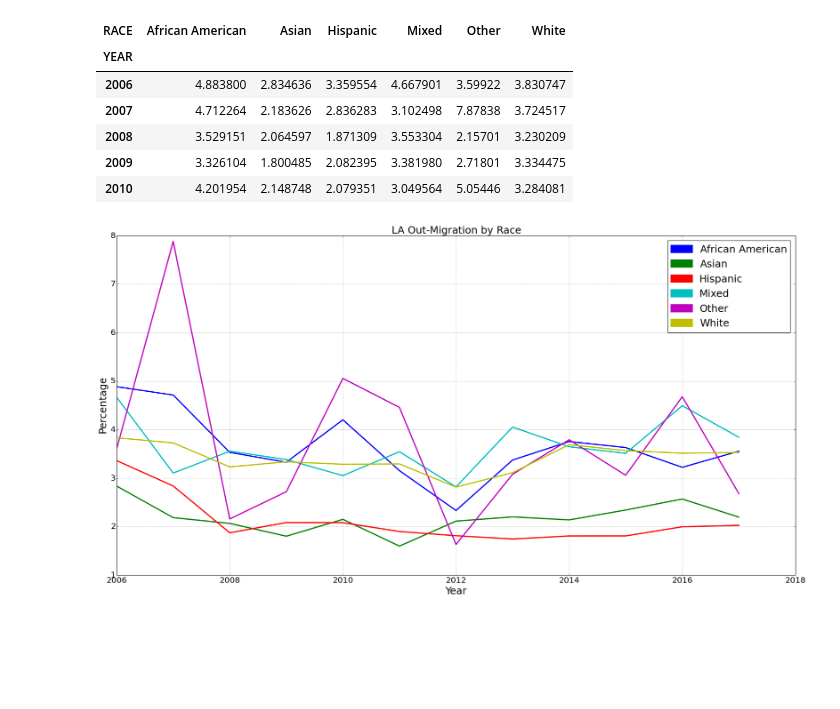
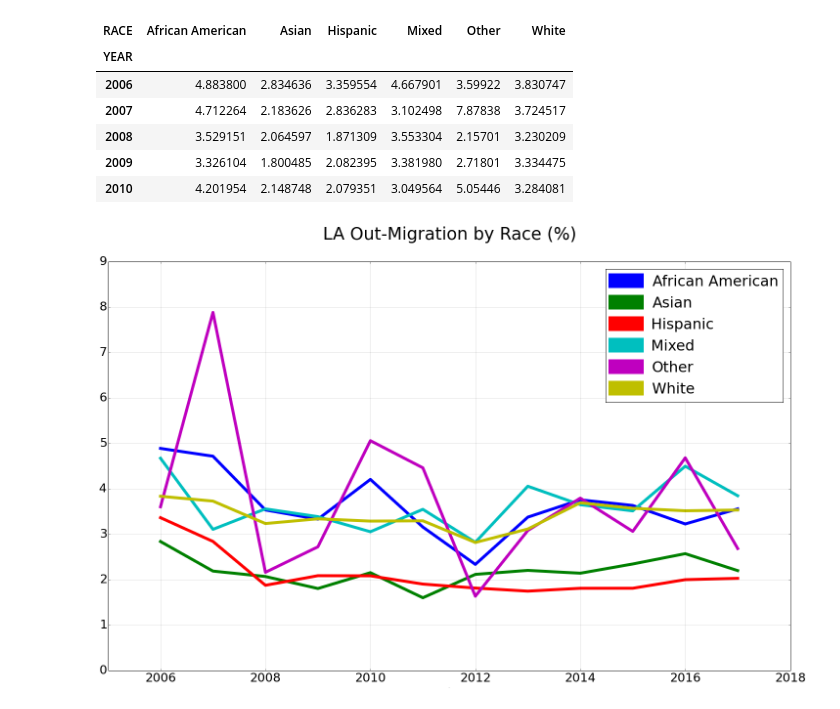
Before and after one commit to CityOfLosAngeles/Data-Angels, a Jupyter notebook: Fall 2018 Projects/LA_Outmigration/Visuals/Race.ipynb, the cells around one changed output. Drawn from its saved outputs; the diff is of its cells as text; code cells hidden in the pictures; blank space fills up the shorter version.

Commit message:
Modify plots to make them more legible.

```diff
--- a/Fall 2018 Projects/LA_Outmigration/Visuals/Race.ipynb
+++ b/Fall 2018 Projects/LA_Outmigration/Visuals/Race.ipynb
@@ -81,25 +92,27 @@ combined.head()
 # %%
 # Plotting Percent vs Year
 
 %matplotlib inline
 import matplotlib.pyplot as plt
 
-ax = combined.plot(figsize=(30, 15), legend=True, fontsize=25, linewidth=3)
-ax.set_title("LA Out-Migration by Race", fontsize= 25)
-ax.set_xlabel("Year", fontsize=25)
-ax.set_ylabel("Percentage", fontsize=25)
-ax.tick_params(axis = 'both', which = 'major', labelsize = 20)
+ax = combined.plot(figsize=(25, 15), legend=True, fontsize=25, linewidth=6)
+ax.set_title("LA Out-Migration by Race (%)\n", fontsize= 35)
+ax.set_xlabel("\nYear", fontsize=0)
+# ax.set_ylabel("Percentage (%)\n", fontsize=30)
+ax.tick_params(axis = 'both', which = 'major', labelsize = 25)
 
-leg = ax.legend(loc='best', prop={'size': 25});
+leg = ax.legend(loc='best', prop={'size': 30});
 
 # set the linewidth of each legend object
 for legobj in leg.legendHandles:
-    legobj.set_linewidth(20.0)
+    legobj.set_linewidth(30.0)
 
+plt.xlim(left=2005)
+plt.ylim(top=9, bottom=0)
 plt.show()
 
 # Save to file
 fig = ax.get_figure()
-fig.savefig("LA_Out-Migration_by_race.jpg")
+fig.savefig("LA_Out-Migration_by_race.jpg", bbox_inches='tight')
 # %% [output]
-[figure, old version]
+[figure, new version]
```
Also changed, not shown: parts of 2 cells of this notebook, 2 other files.
